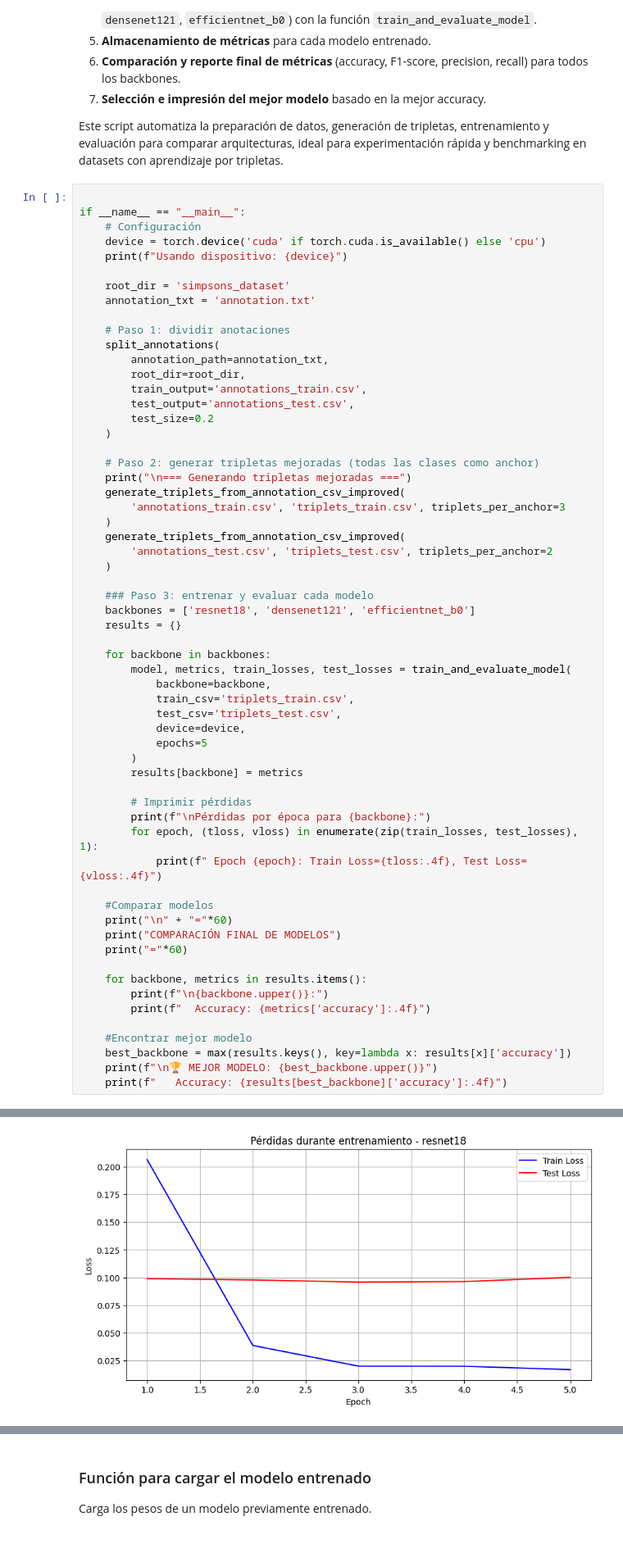
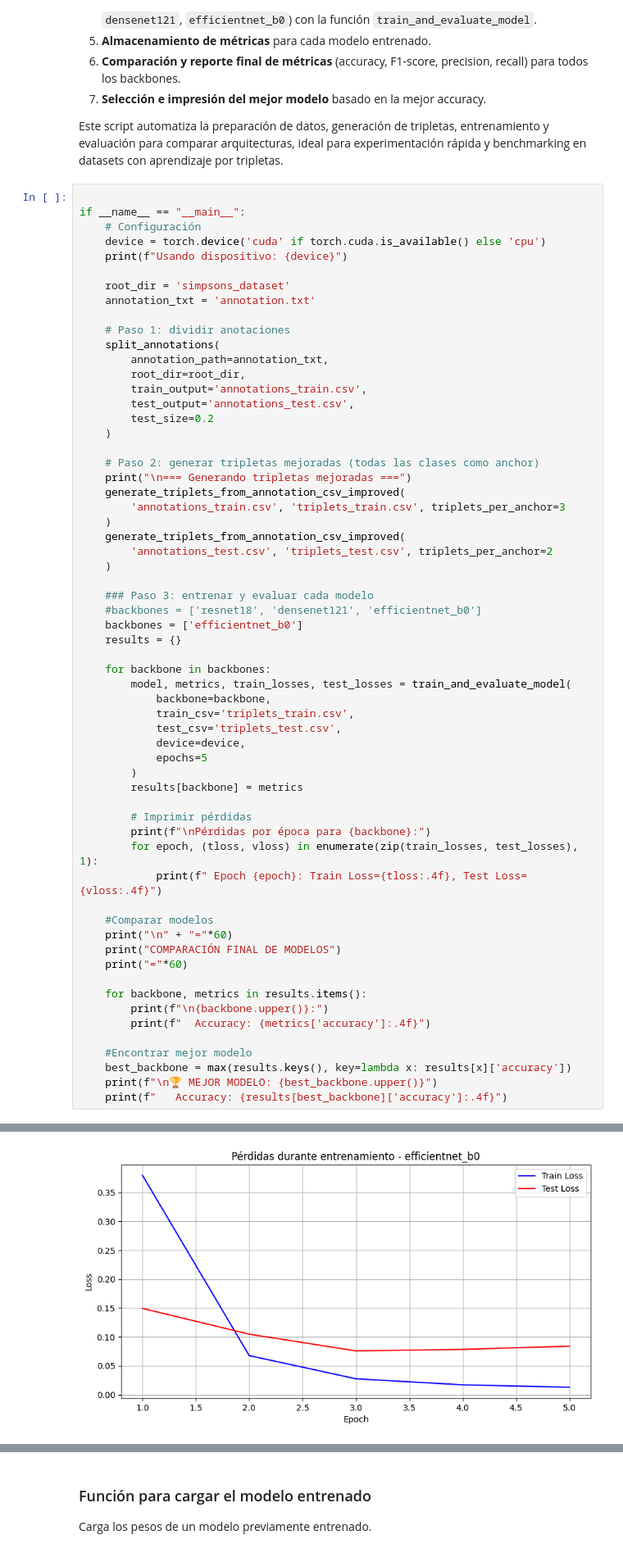
Before and after one commit to crosaless/simpsons_clasification, a Jupyter notebook: dev/2entrenamiento y metricas modelos.ipynb, the cells around one changed output, grey strips where cells are left out. Shown at 82% size. Cells and saved outputs as stored; diff of their text form.

```diff
--- a/dev/2entrenamiento y metricas modelos.ipynb
+++ b/dev/2entrenamiento y metricas modelos.ipynb
@@ -627,7 +627,8 @@ if __name__ == "__main__":
     )
 
     ### Paso 3: entrenar y evaluar cada modelo
-    backbones = ['resnet18', 'densenet121', 'efficientnet_b0']
+    #backbones = ['resnet18', 'densenet121', 'efficientnet_b0']
+    backbones = ['efficientnet_b0']
     results = {}
 
     for backbone in backbones:
@@ -699,6 +700,6 @@ charles_montgomery_burns       0.92      0.84      0.88       130
 ... (16 lines left out)
 
 
 === ESTADÍSTICAS ADICIONALES ===
 Total de muestras evaluadas: 1357
-[figure, old version]
+[figure, new version]
```
Also changed, not shown: parts of 4 cells of this notebook.
